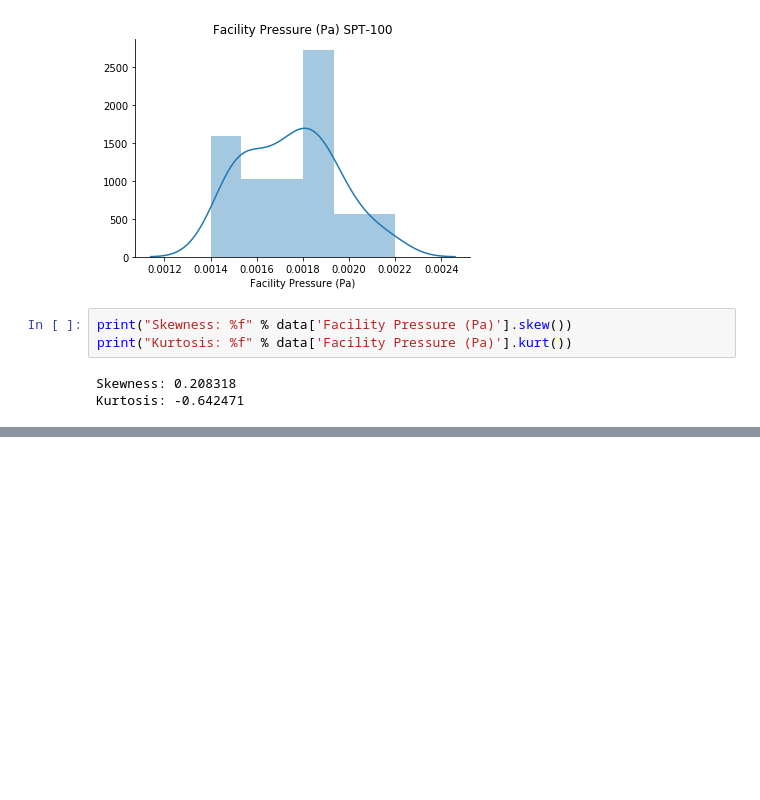
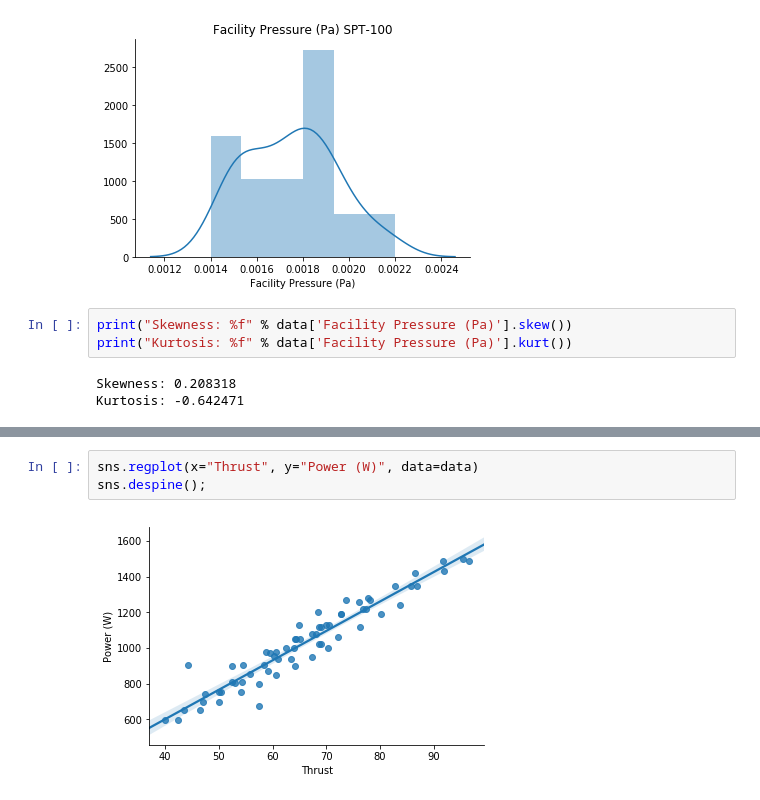
Before and after one commit to lamontano/Capstone2_PsycheNasaProject, a Jupyter notebook: Capstone2/src/Anomaly_Detection_SPT100.ipynb, the cells around one changed output, grey strips where cells are left out. Cells and saved outputs as stored; diff of their text form; blank space fills up the shorter version.

```diff
--- a/Capstone2/src/Anomaly_Detection_SPT100.ipynb
+++ b/Capstone2/src/Anomaly_Detection_SPT100.ipynb
@@ -550,0 +551,5 @@ plt.show();
+# %%
+sns.regplot(x="Thrust", y="Power (W)", data=data)
+sns.despine();
+# %% [output]
+[figure, added]
```
Also changed, not shown: parts of 20 cells of this notebook.
